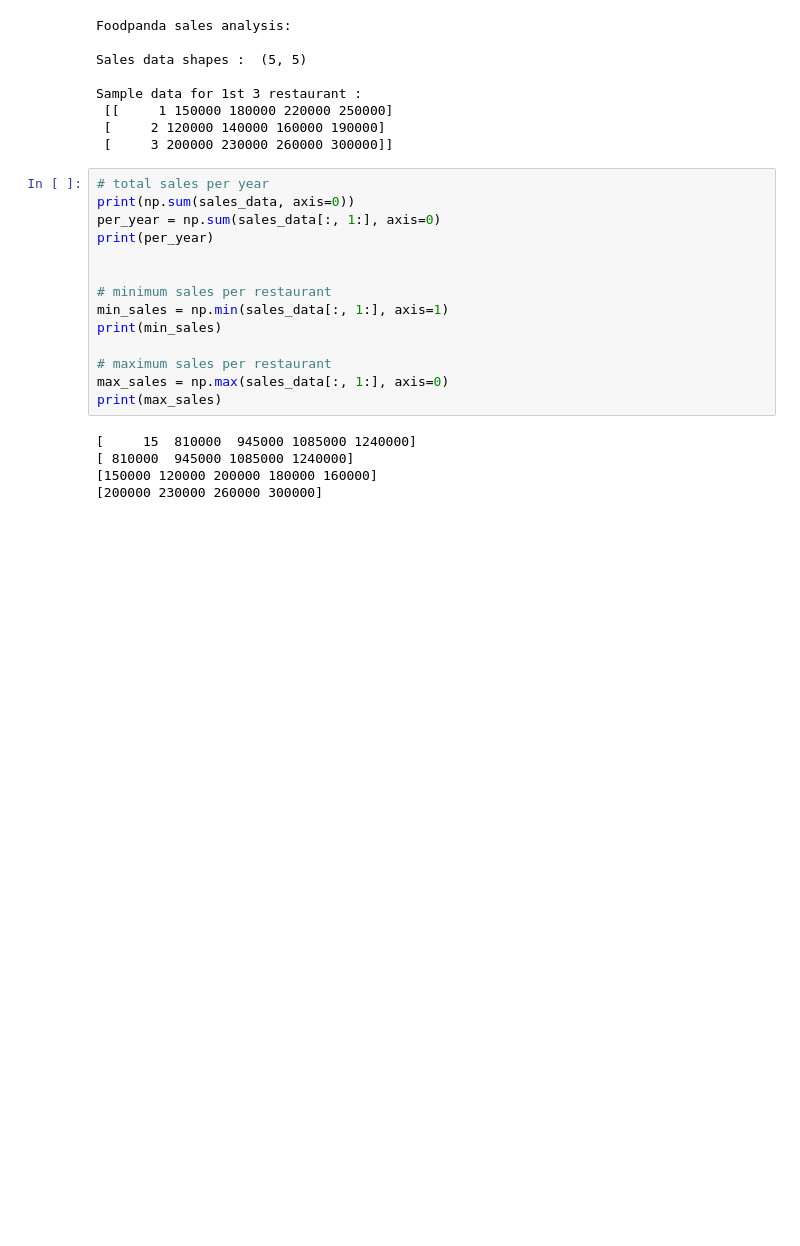
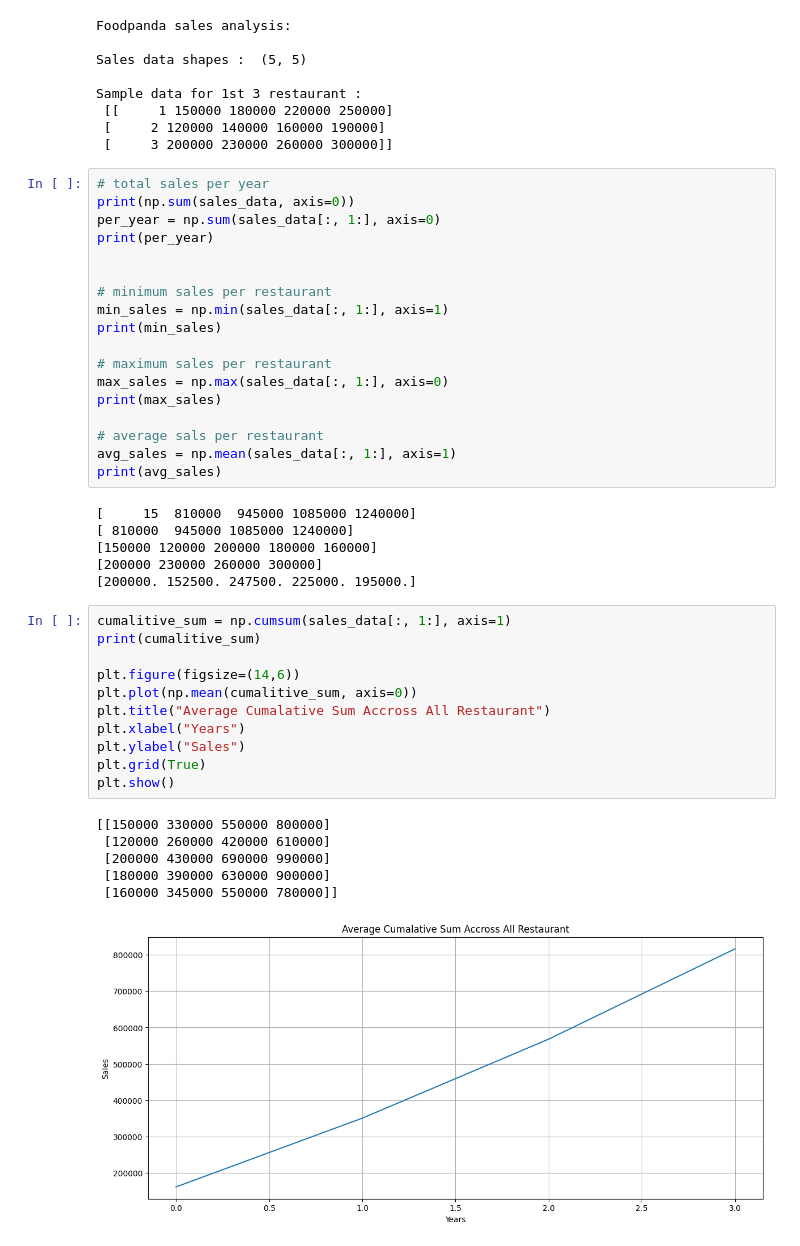
Before and after one commit to ShamimPatwary/study_practice, a Jupyter notebook: Numpy/Phase-3.ipynb, the cells around one changed output. Drawn from its saved outputs; the diff is of its cells as text; blank space fills up the shorter version.

```diff
--- a/Numpy/Phase-3.ipynb
+++ b/Numpy/Phase-3.ipynb
@@ -41,8 +39,31 @@ print(min_sales)
 # maximum sales per restaurant
 max_sales = np.max(sales_data[:, 1:], axis=0)
 print(max_sales)
+
+# average sals per restaurant
+avg_sales = np.mean(sales_data[:, 1:], axis=1)
+print(avg_sales)
 # %% [output]
 [     15  810000  945000 1085000 1240000]
 [ 810000  945000 1085000 1240000]
 [150000 120000 200000 180000 160000]
 [200000 230000 260000 300000]
+[200000. 152500. 247500. 225000. 195000.]
+# %%
+cumalitive_sum = np.cumsum(sales_data[:, 1:], axis=1)
+print(cumalitive_sum)
+
+plt.figure(figsize=(14,6))
+plt.plot(np.mean(cumalitive_sum, axis=0))
+plt.title("Average Cumalative Sum Accross All Restaurant")
+plt.xlabel("Years")
+plt.ylabel("Sales")
+plt.grid(True)
+plt.show()
+# %% [output]
+[[150000 330000 550000 800000]
+ [120000 260000 420000 610000]
+ [200000 430000 690000 990000]
+ [180000 390000 630000 900000]
+ [160000 345000 550000 780000]]
+[figure, added]
```
Also changed, not shown: parts of 2 cells of this notebook.
